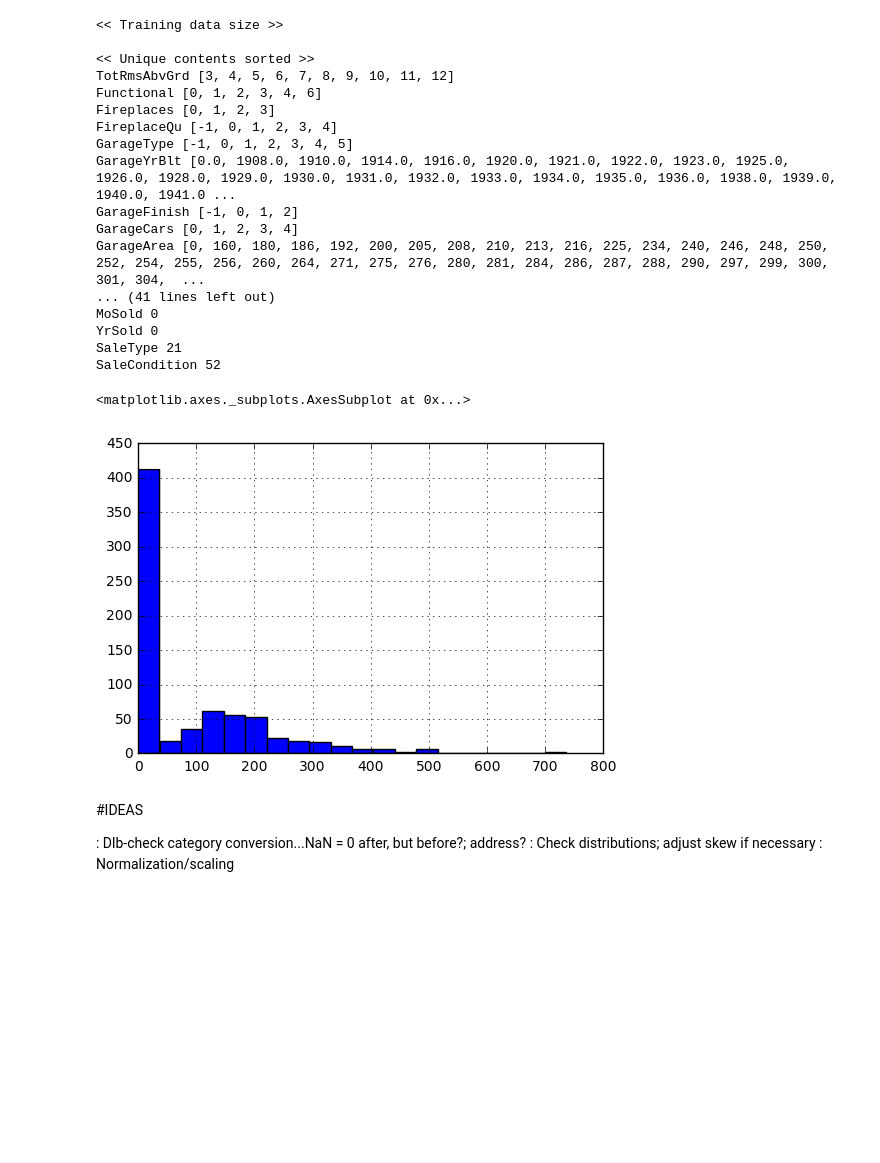
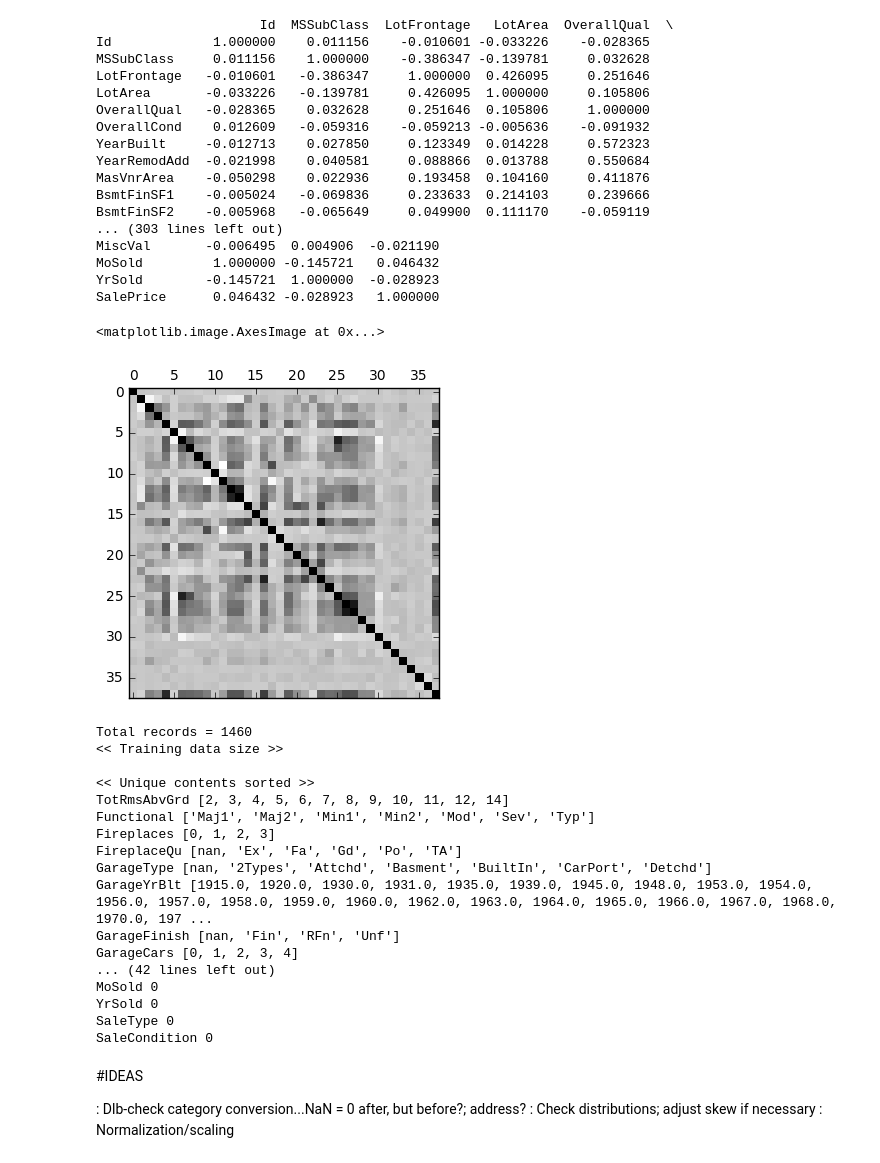
Before and after one commit to kctobin/207, a Jupyter notebook: RealEstateFinal - Jason.ipynb, the cells around one changed output. Saved outputs shown, nothing was run; the diff lists cells and outputs as text; code cells hidden in the pictures; blank space fills up the shorter version.

```diff
--- a/RealEstateFinal - Jason.ipynb
+++ b/RealEstateFinal - Jason.ipynb
@@ -70,43 +51,66 @@ max         5.000000
+# %%
+# plot correlation matrix
+corr = original_train_data.corr()
+print corr
+plt.matshow(corr, cmap=plt.cm.Greys)
+# %% [output]
+                     Id  MSSubClass  LotFrontage   LotArea  OverallQual  \
+Id             1.000000    0.011156    -0.010601 -0.033226    -0.028365
+MSSubClass     0.011156    1.000000    -0.386347 -0.139781     0.032628
+LotFrontage   -0.010601   -0.386347     1.000000  0.426095     0.251646
+LotArea       -0.033226   -0.139781     0.426095  1.000000     0.105806
+OverallQual   -0.028365    0.032628     0.251646  0.105806     1.000000
+OverallCond    0.012609   -0.059316    -0.059213 -0.005636    -0.091932
+YearBuilt     -0.012713    0.027850     0.123349  0.014228     0.572323
+YearRemodAdd  -0.021998    0.040581     0.088866  0.013788     0.550684
+MasVnrArea    -0.050298    0.022936     0.193458  0.104160     0.411876
+BsmtFinSF1    -0.005024   -0.069836     0.233633  0.214103     0.239666
+BsmtFinSF2    -0.005968   -0.065649     0.049900  0.111170    -0.059119
+... (303 lines left out)
+MiscVal       -0.006495  0.004906  -0.021190
+MoSold         1.000000 -0.145721   0.046432
+YrSold        -0.145721  1.000000  -0.028923
+SalePrice      0.046432 -0.028923   1.000000
+<matplotlib.image.AxesImage at 0x...>
+[figure, added]
 # %%
 ##
 ## JV DATA ANALYSIS
 ## Contents and Skew
 ##
 part3_columns = ['TotRmsAbvGrd', 'Functional', 'Fireplaces', 'FireplaceQu', 'GarageType', 'GarageYrBlt', 'GarageFinish', 'GarageCars', 'GarageArea', 'GarageQual', 'GarageCond', 'PavedDrive', 'WoodDeckSF', 'OpenPorchSF', 'EnclosedPorch', '3SsnPorch', 'ScreenPorch', 'PoolArea', 'PoolQC', 'Fence', 'MiscFeature', 'MiscVal', 'MoSold', 'YrSold', 'SaleType', 'SaleCondition']
-part3_train_data_cols = train_data.loc[:,part3_columns]
+part3_train_data_cols = original_train_data.loc[:,part3_columns]
 
+print "Total records = " + str(len(original_train_data))
 print "<< Training data size >>"
 print
 print "<< Unique contents sorted >>"
 for colname in part3_train_data_cols:
-    contents = train_data[colname].unique()
+    contents = original_train_data[colname].unique()
     print colname, sorted(contents)
 print
-print "<< NA's & zeroes counted >>"
+print "<< NA's counted >>"
 for colname in part3_train_data_cols:
-    na_count = train_data[colname].isnull().sum()
-    zero_count = len(train_data[colname]) - len(train_data[colname].nonzero()[0])
-    print colname, na_count + zero_count
+    na_count = original_train_data[colname].isnull().sum()
+    print colname, na_count
 # %% [output]
+Total records = 1460
 << Training data size >>
 
 << Unique contents sorted >>
-TotRmsAbvGrd [3, 4, 5, 6, 7, 8, 9, 10, 11, 12]
-Functional [0, 1, 2, 3, 4, 6]
+TotRmsAbvGrd [2, 3, 4, 5, 6, 7, 8, 9, 10, 11, 12, 14]
+Functional ['Maj1', 'Maj2', 'Min1', 'Min2', 'Mod', 'Sev', 'Typ']
 Fireplaces [0, 1, 2, 3]
-FireplaceQu [-1, 0, 1, 2, 3, 4]
-GarageType [-1, 0, 1, 2, 3, 4, 5]
-GarageYrBlt [0.0, 1908.0, 1910.0, 1914.0, 1916.0, 1920.0, 1921.0, 1922.0, 1923.0, 1925.0, 1926.0, 1928.0, 1929.0, 1930.0, 1931.0, 1932.0, 1933.0, 1934.0, 1935.0, 1936.0, 1938.0, 1939.0, 1940.0, 1941.0 ...
-GarageFinish [-1, 0, 1, 2]
+FireplaceQu [nan, 'Ex', 'Fa', 'Gd', 'Po', 'TA']
+GarageType [nan, '2Types', 'Attchd', 'Basment', 'BuiltIn', 'CarPort', 'Detchd']
+GarageYrBlt [1915.0, 1920.0, 1930.0, 1931.0, 1935.0, 1939.0, 1945.0, 1948.0, 1953.0, 1954.0, 1956.0, 1957.0, 1958.0, 1959.0, 1960.0, 1962.0, 1963.0, 1964.0, 1965.0, 1966.0, 1967.0, 1968.0, 1970.0, 197 ...
+GarageFinish [nan, 'Fin', 'RFn', 'Unf']
 GarageCars [0, 1, 2, 3, 4]
-GarageArea [0, 160, 180, 186, 192, 200, 205, 208, 210, 213, 216, 225, 234, 240, 246, 248, 250, 252, 254, 255, 256, 260, 264, 271, 275, 276, 280, 281, 284, 286, 287, 288, 290, 297, 299, 300, 301, 304,  ...
-... (41 lines left out)
+... (42 lines left out)
 MoSold 0
 YrSold 0
-SaleType 21
-SaleCondition 52
+SaleType 0
+SaleCondition 0
-<matplotlib.axes._subplots.AxesSubplot at 0x...>
-[figure, removed]
 # %% [markdown]
 #IDEAS
 
```
Also changed, not shown: parts of 16 cells of this notebook.
